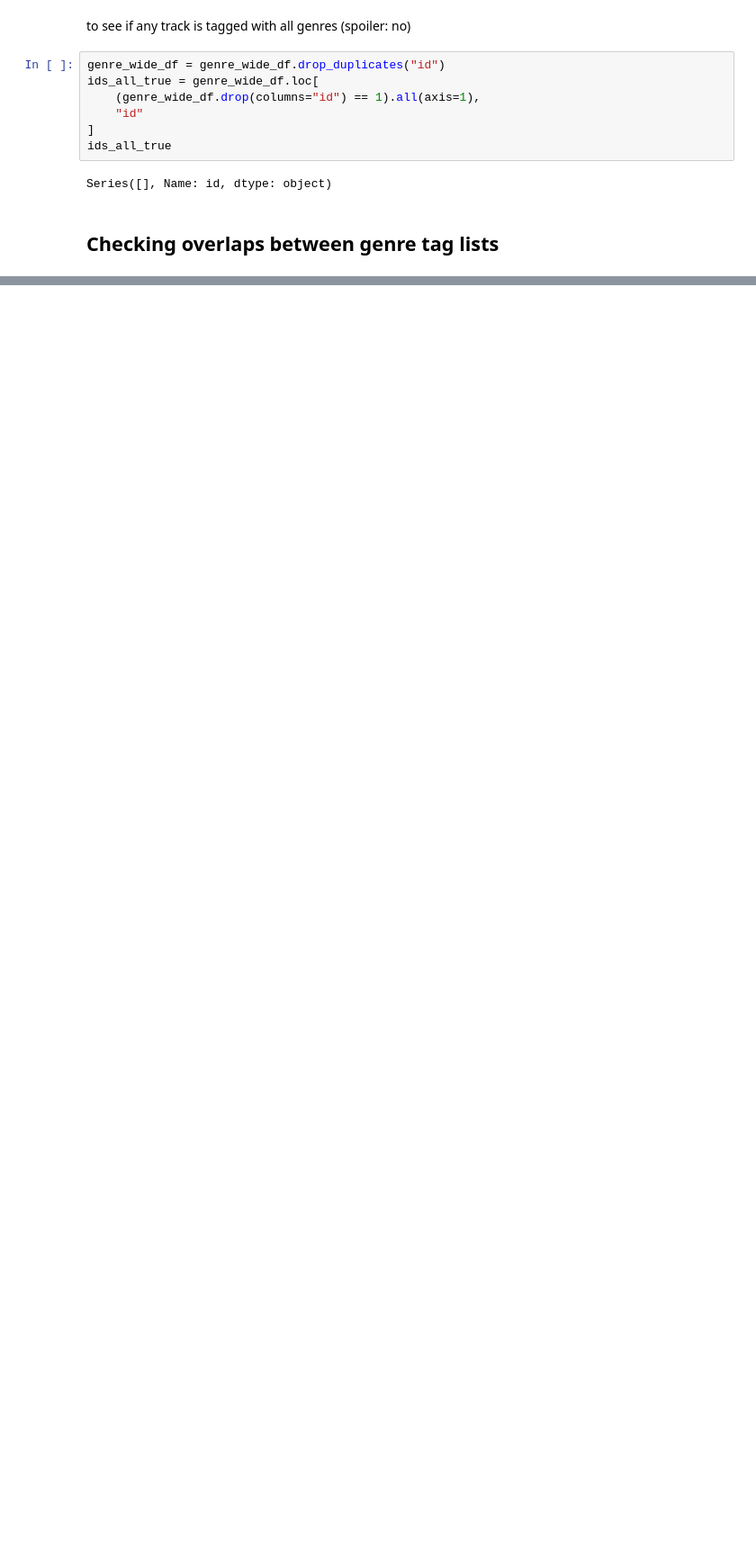
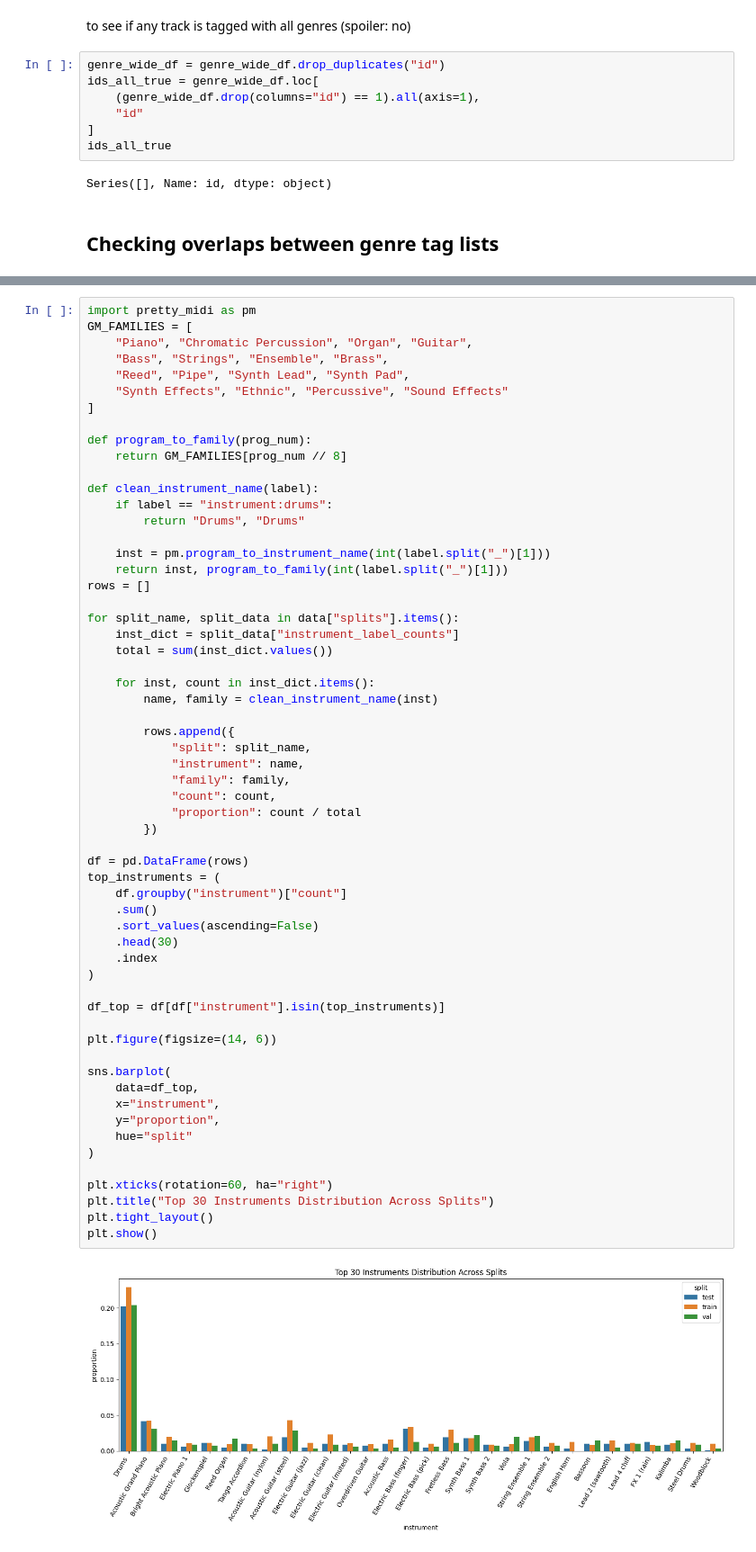
Before and after one commit to Alkhatir/duet-of-models, a Jupyter notebook: data_exploring.ipynb, the cells around one changed output, grey strips where cells are left out. Shown at 90% size. Drawn from its saved outputs; the diff is of its cells as text; blank space fills up the shorter version.

```diff
--- a/data_exploring.ipynb
+++ b/data_exploring.ipynb
@@ -575,0 +711,61 @@ For example, when doing 'df[col].method(value, inplace=True)', try using 'df.met
+# %%
+import pretty_midi as pm
+GM_FAMILIES = [
+    "Piano", "Chromatic Percussion", "Organ", "Guitar",
+    "Bass", "Strings", "Ensemble", "Brass",
+    "Reed", "Pipe", "Synth Lead", "Synth Pad",
+    "Synth Effects", "Ethnic", "Percussive", "Sound Effects"
+]
+
+def program_to_family(prog_num):
+    return GM_FAMILIES[prog_num // 8]
+
+def clean_instrument_name(label):
+    if label == "instrument:drums":
+        return "Drums", "Drums"
+
+    inst = pm.program_to_instrument_name(int(label.split("_")[1]))
+    return inst, program_to_family(int(label.split("_")[1]))
+rows = []
+
+for split_name, split_data in data["splits"].items():
+    inst_dict = split_data["instrument_label_counts"]
+    total = sum(inst_dict.values())
+
+    for inst, count in inst_dict.items():
+        name, family = clean_instrument_name(inst)
+
+        rows.append({
+            "split": split_name,
+            "instrument": name,
+            "family": family,
+            "count": count,
+            "proportion": count / total
+        })
+
+df = pd.DataFrame(rows)
+top_instruments = (
+    df.groupby("instrument")["count"]
+    .sum()
+    .sort_values(ascending=False)
+    .head(30)
+    .index
+)
+
+df_top = df[df["instrument"].isin(top_instruments)]
+
+plt.figure(figsize=(14, 6))
+
+sns.barplot(
+    data=df_top,
+    x="instrument",
+    y="proportion",
+    hue="split"
+)
+
+plt.xticks(rotation=60, ha="right")
+plt.title("Top 30 Instruments Distribution Across Splits")
+plt.tight_layout()
+plt.show()
+# %% [output]
+[figure, added]
```
Also changed, not shown: parts of 18 cells of this notebook.
